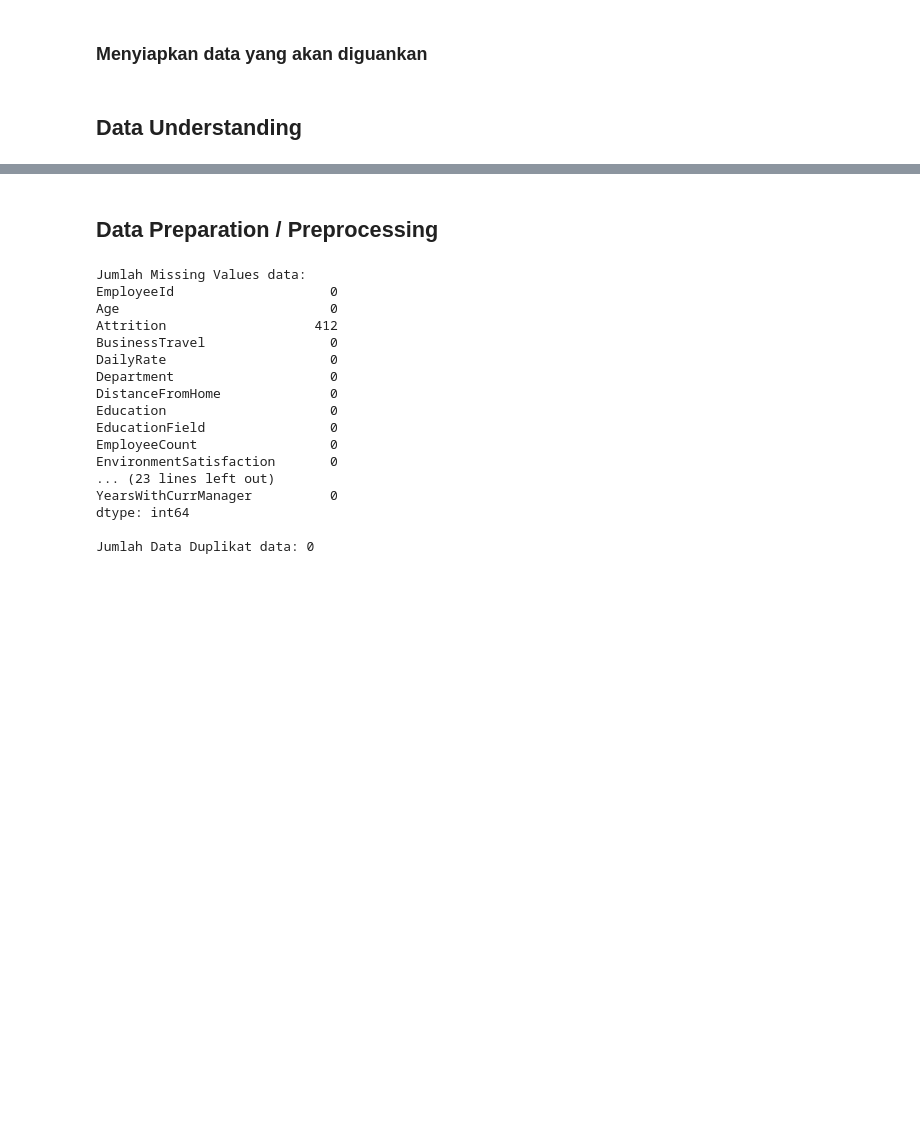
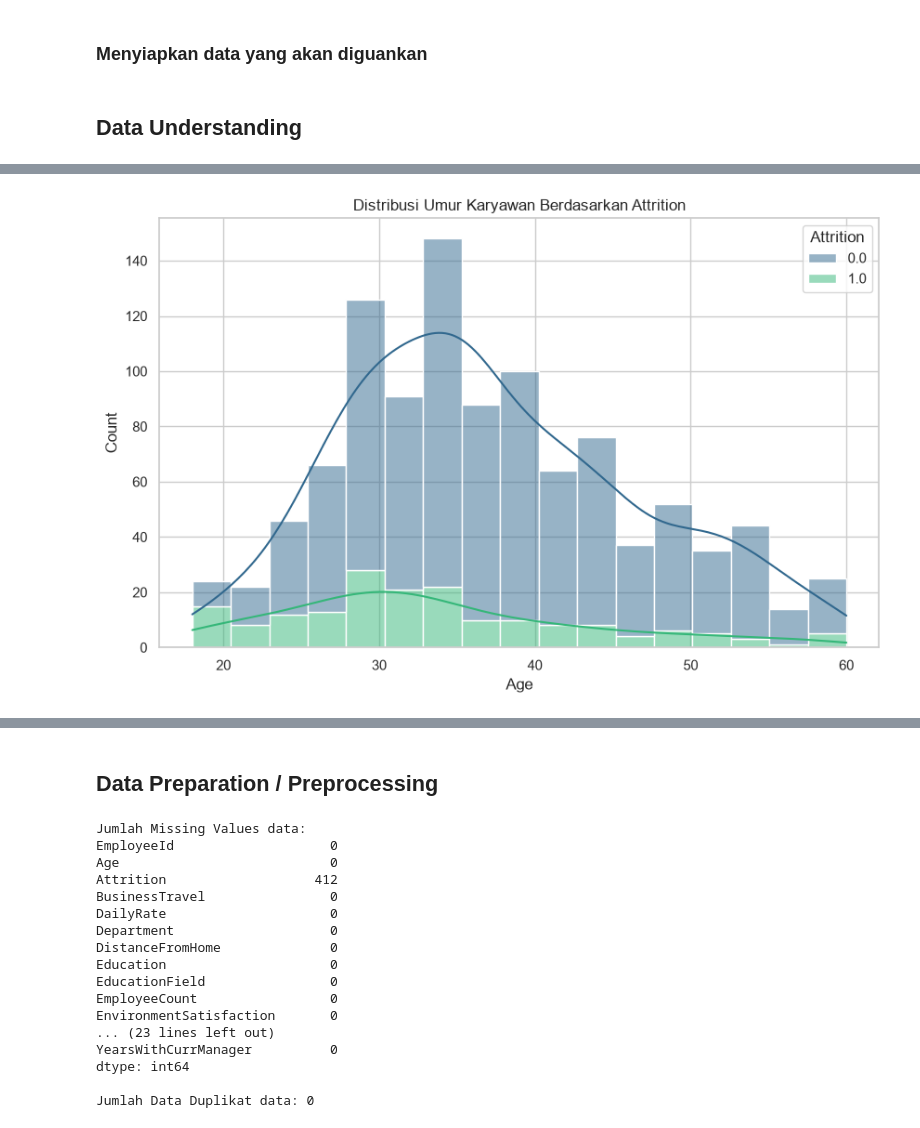
Before and after one commit to dzikri007/Summer-Project-Data-Science, a Jupyter notebook: Submission Pertama Menyelesaikan Permasalahan Human Resources/notebook.ipynb, the cells around one changed output, grey strips where cells are left out. Cells and saved outputs as stored; diff of their text form; code cells hidden in the pictures; blank space fills up the shorter version.

```diff
--- a/Submission Pertama Menyelesaikan Permasalahan Human Resources/notebook.ipynb
+++ b/Submission Pertama Menyelesaikan Permasalahan Human Resources/notebook.ipynb
@@ -45,0 +71,8 @@ Data Employee:
+# %%
+# 2. Distribusi Umur Karyawan berdasarkan Attrition
+plt.figure(figsize=(10,6))
+sns.histplot(data=data, x='Age', hue='Attrition', kde=True, palette='viridis', multiple="stack")
+plt.title('Distribusi Umur Karyawan Berdasarkan Attrition')
+plt.show()
+# %% [output]
+[figure, added]
```
Also changed, not shown: parts of 6 cells of this notebook.
